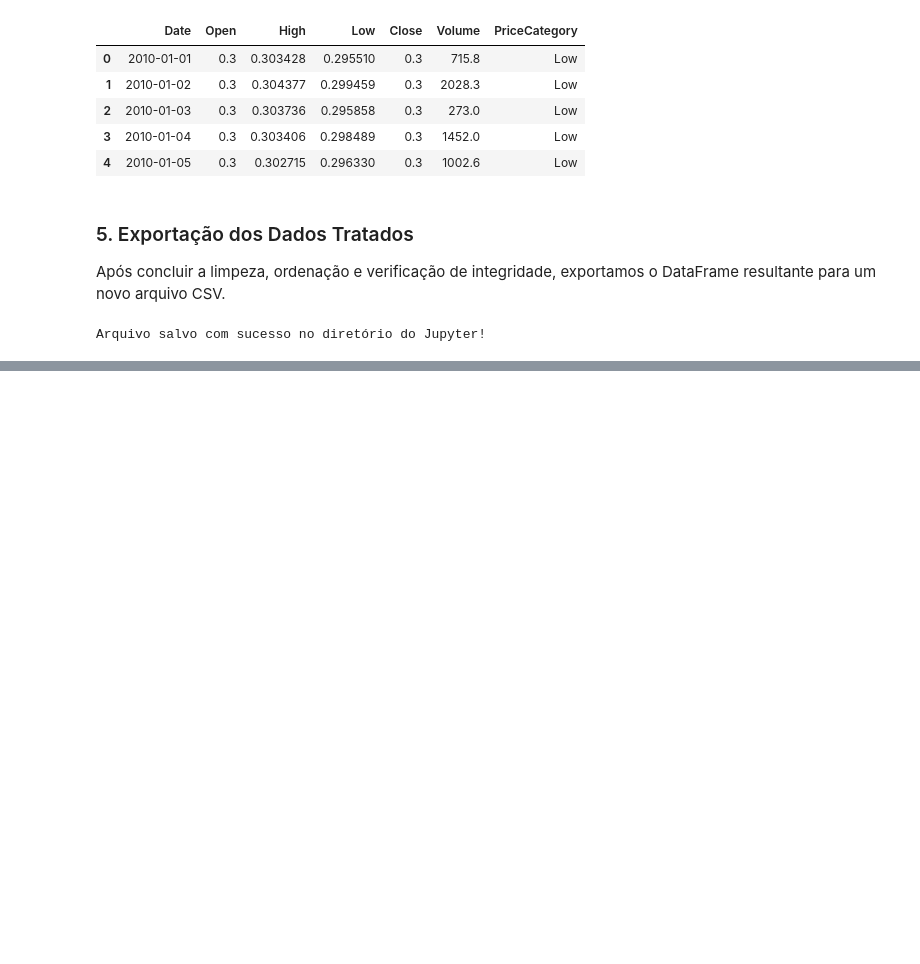
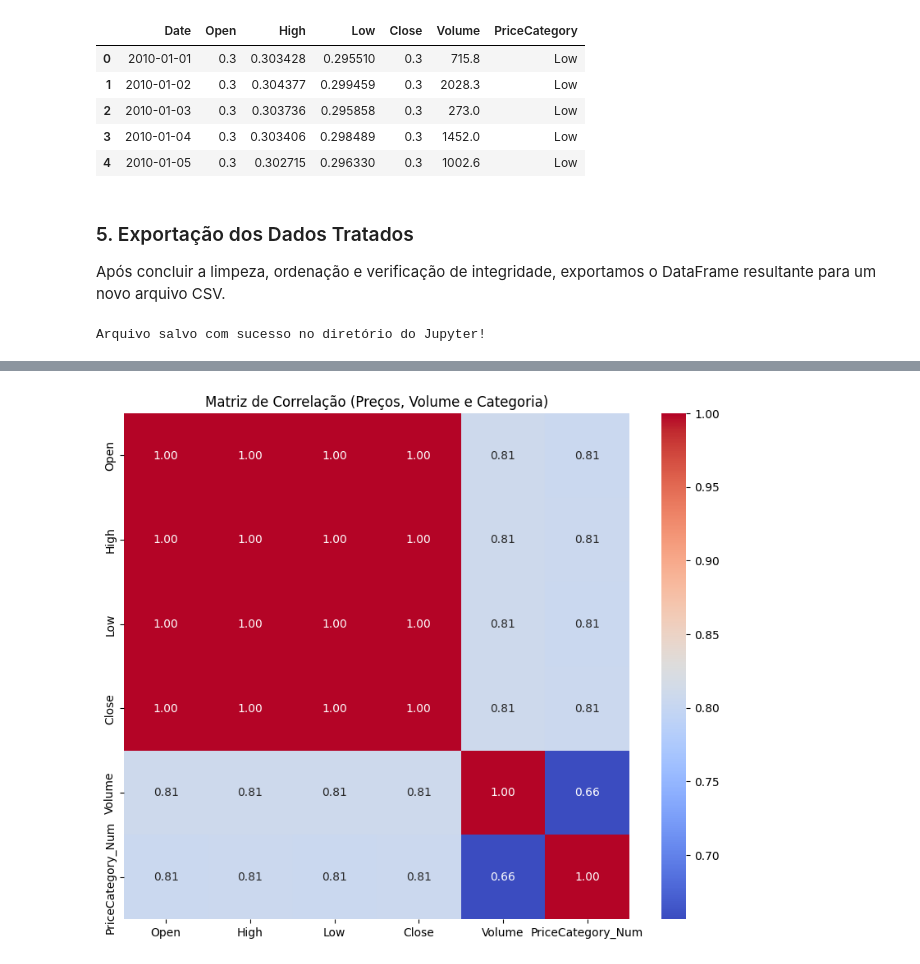
Before and after one commit to iTzK1/ProjetoBitcoin, a Jupyter notebook: ProjetoKauan.ipynb, the cells around one changed output, grey strips where cells are left out. Cells and saved outputs as stored; diff of their text form; code cells hidden in the pictures; blank space fills up the shorter version.

```diff
--- a/ProjetoKauan.ipynb
+++ b/ProjetoKauan.ipynb
@@ -80,0 +89,24 @@ Arquivo salvo com sucesso no diretório do Jupyter!
+# %%
+import seaborn as sns
+import matplotlib.pyplot as plt
+
+mapeamento = {'Low': 0, 'Medium': 1, 'High': 2}
+df['PriceCategory_Num'] = df['PriceCategory'].map(mapeamento)
+
+
+colunas_analise = ['Open', 'High', 'Low', 'Close', 'Volume', 'PriceCategory_Num']
+matriz_corr = df[colunas_analise].corr()
+
+plt.figure(figsize=(10, 8))
+sns.heatmap(
+    matriz_corr,
+    annot=True,
+    fmt=".2f",
+    cmap='coolwarm',
+    square=True
+)
+
+plt.title('Matriz de Correlação (Preços, Volume e Categoria)')
+plt.show()
+# %% [output]
+[figure, added]
```
Also changed, not shown: parts of 3 cells of this notebook.
